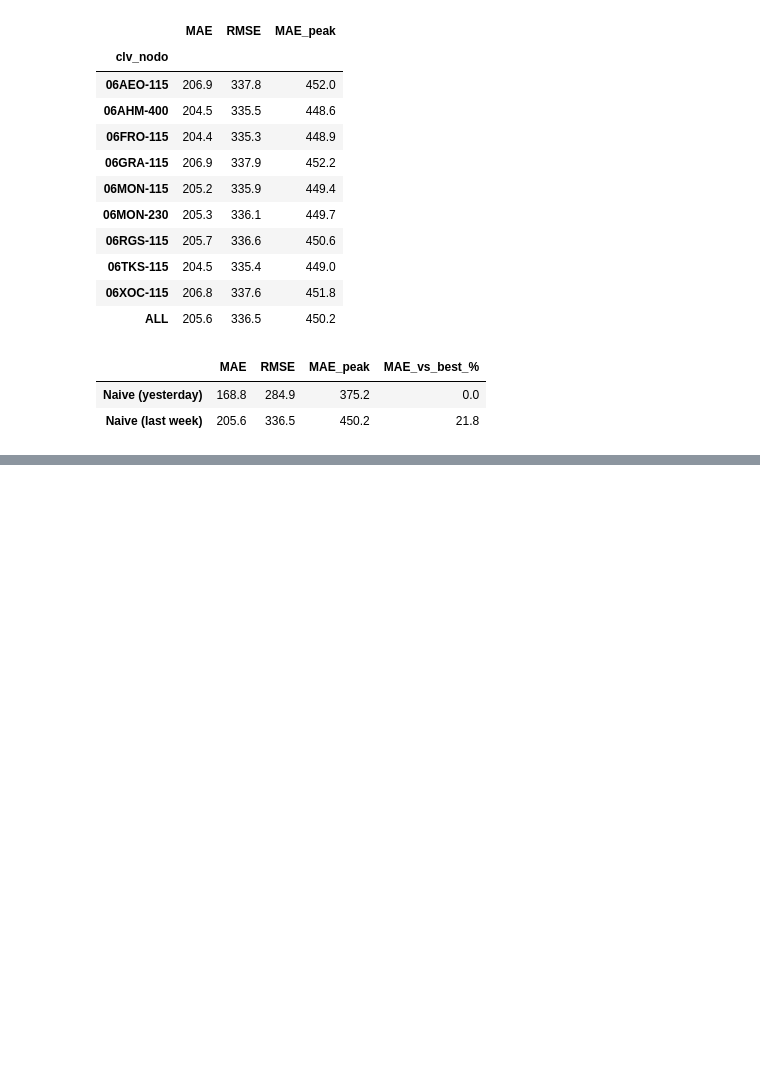
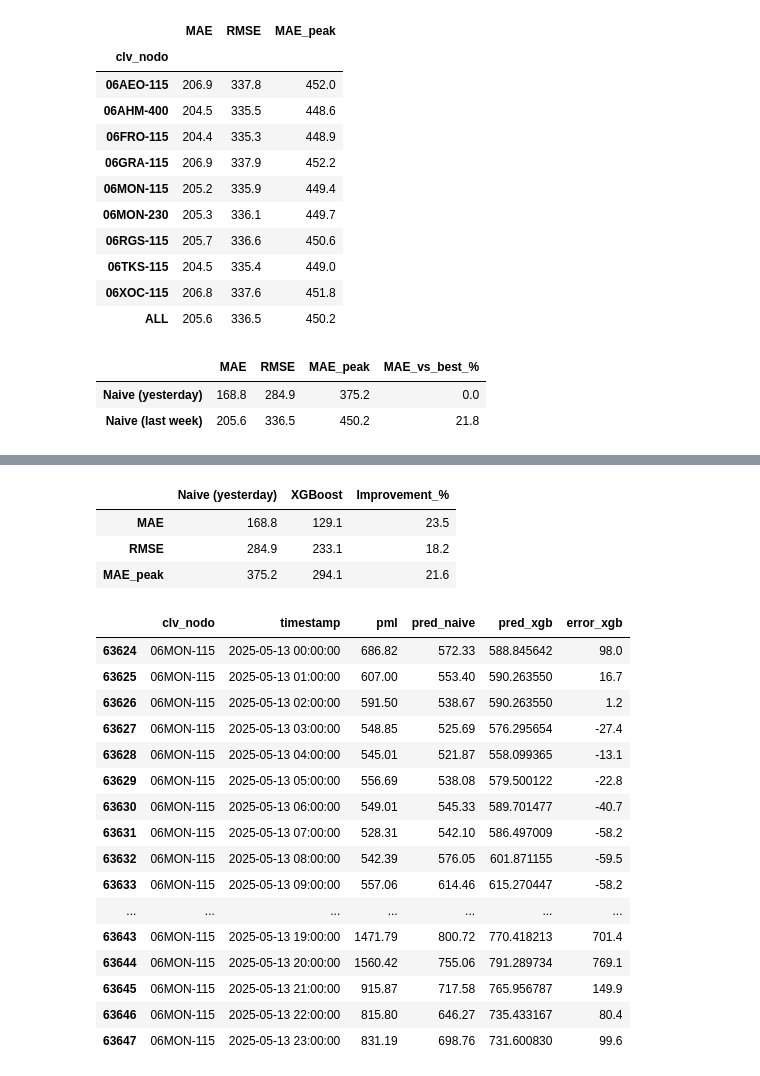
Before and after one commit to zyangarduno/CENACE-CHALLENGE, a Jupyter notebook: notebooks/03_modeling.ipynb, the cells around one changed output, grey strips where cells are left out. Cells and saved outputs as stored; diff of their text form; code cells hidden in the pictures; blank space fills up the shorter version.

```diff
--- a/notebooks/03_modeling.ipynb
+++ b/notebooks/03_modeling.ipynb
@@ -247,0 +251,7 @@ px.line(window, x="timestamp", y=[TARGET, "pred_naive"],
+# %%
+node_map = {node: i for i, node in enumerate(sorted(cfg["nodes"]))}
+train["node_id"] = train["clv_nodo"].map(node_map)
+test["node_id"]  = test["clv_nodo"].map(node_map)
+
+X_COLS = FEATURES + ["node_id"]
+print(node_map)
@@ -247,0 +362,9 @@ px.line(window, x="timestamp", y=[TARGET, "pred_naive"],
+# %%
+side = comparison.loc[["Naive (yesterday)", "XGBoost"], ["MAE", "RMSE", "MAE_peak"]].T
+side["Improvement_%"] = ((1 - side["XGBoost"] / side["Naive (yesterday)"]) * 100).round(1)
+side
+# %% [output]
+|  | Naive (yesterday) | XGBoost | Improvement_% |
+| MAE | 168.8 | 129.1 | 23.5 |
+| RMSE | 284.9 | 233.1 | 18.2 |
+| MAE_peak | 375.2 | 294.1 | 21.6 |
@@ -247,0 +377,23 @@ px.line(window, x="timestamp", y=[TARGET, "pred_naive"],
+# %%
+view = test[["clv_nodo", "timestamp", TARGET, "pred_naive", "pred_xgb"]].copy()
+view["error_xgb"] = (view[TARGET] - view["pred_xgb"]).round(1)
+
+view[(view["clv_nodo"] == "06MON-115") & (view["timestamp"].dt.date == pd.Timestamp("2025-05-13").date())]
+# %% [output]
+|  | clv_nodo | timestamp | pml | pred_naive | pred_xgb | error_xgb |
+| 63624 | 06MON-115 | 2025-05-13 00:00:00 | 686.82 | 572.33 | 588.845642 | 98.0 |
+| 63625 | 06MON-115 | 2025-05-13 01:00:00 | 607.00 | 553.40 | 590.263550 | 16.7 |
+| 63626 | 06MON-115 | 2025-05-13 02:00:00 | 591.50 | 538.67 | 590.263550 | 1.2 |
+| 63627 | 06MON-115 | 2025-05-13 03:00:00 | 548.85 | 525.69 | 576.295654 | -27.4 |
+| 63628 | 06MON-115 | 2025-05-13 04:00:00 | 545.01 | 521.87 | 558.099365 | -13.1 |
+| 63629 | 06MON-115 | 2025-05-13 05:00:00 | 556.69 | 538.08 | 579.500122 | -22.8 |
+| 63630 | 06MON-115 | 2025-05-13 06:00:00 | 549.01 | 545.33 | 589.701477 | -40.7 |
+| 63631 | 06MON-115 | 2025-05-13 07:00:00 | 528.31 | 542.10 | 586.497009 | -58.2 |
+| 63632 | 06MON-115 | 2025-05-13 08:00:00 | 542.39 | 576.05 | 601.871155 | -59.5 |
+| 63633 | 06MON-115 | 2025-05-13 09:00:00 | 557.06 | 614.46 | 615.270447 | -58.2 |
+| ... | ... | ... | ... | ... | ... | ... |
+| 63643 | 06MON-115 | 2025-05-13 19:00:00 | 1471.79 | 800.72 | 770.418213 | 701.4 |
+| 63644 | 06MON-115 | 2025-05-13 20:00:00 | 1560.42 | 755.06 | 791.289734 | 769.1 |
+| 63645 | 06MON-115 | 2025-05-13 21:00:00 | 915.87 | 717.58 | 765.956787 | 149.9 |
+| 63646 | 06MON-115 | 2025-05-13 22:00:00 | 815.80 | 646.27 | 735.433167 | 80.4 |
+| 63647 | 06MON-115 | 2025-05-13 23:00:00 | 831.19 | 698.76 | 731.600830 | 99.6 |
```
Also changed, not shown: parts of 22 cells of this notebook, 1 other file.
